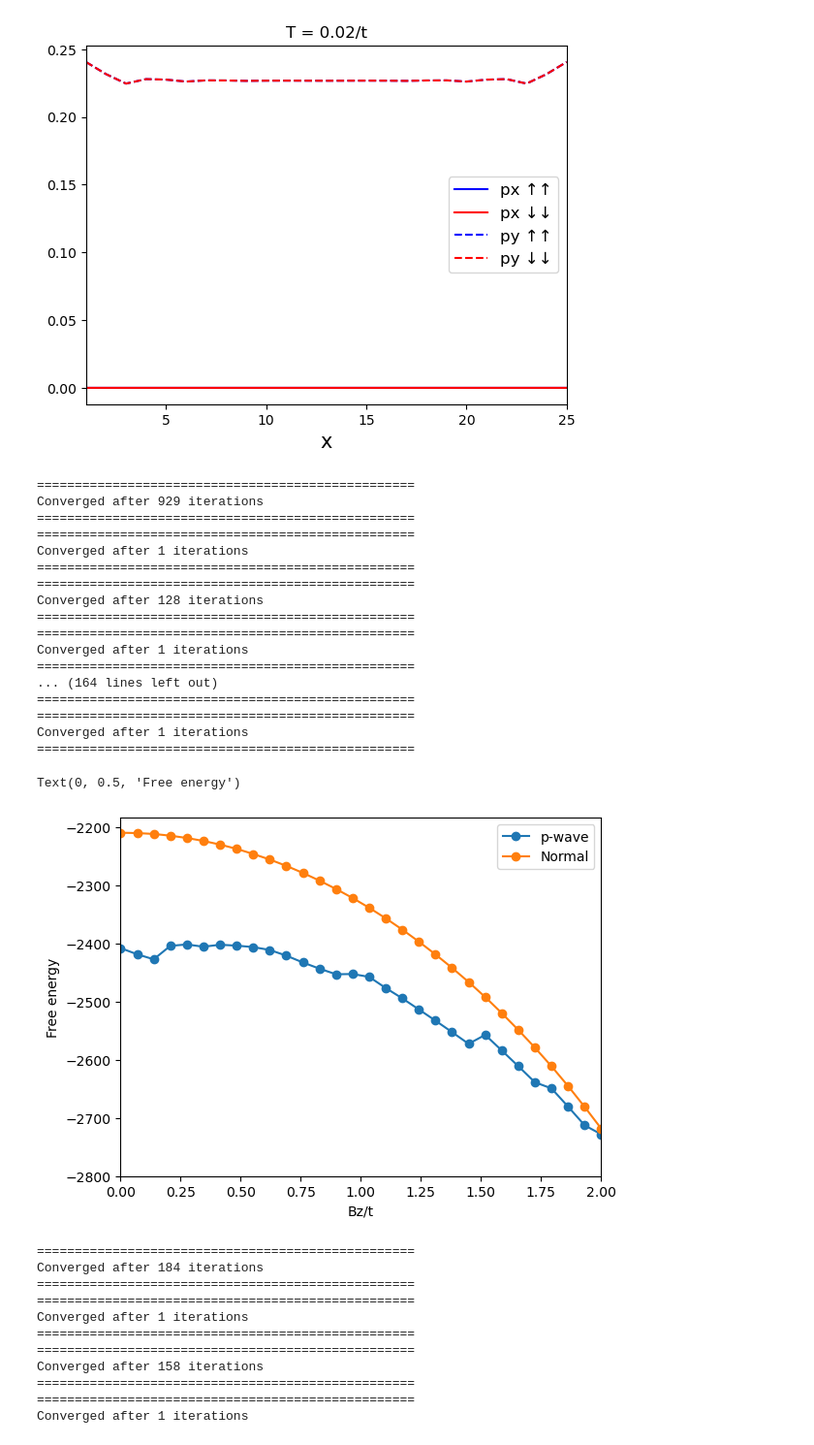
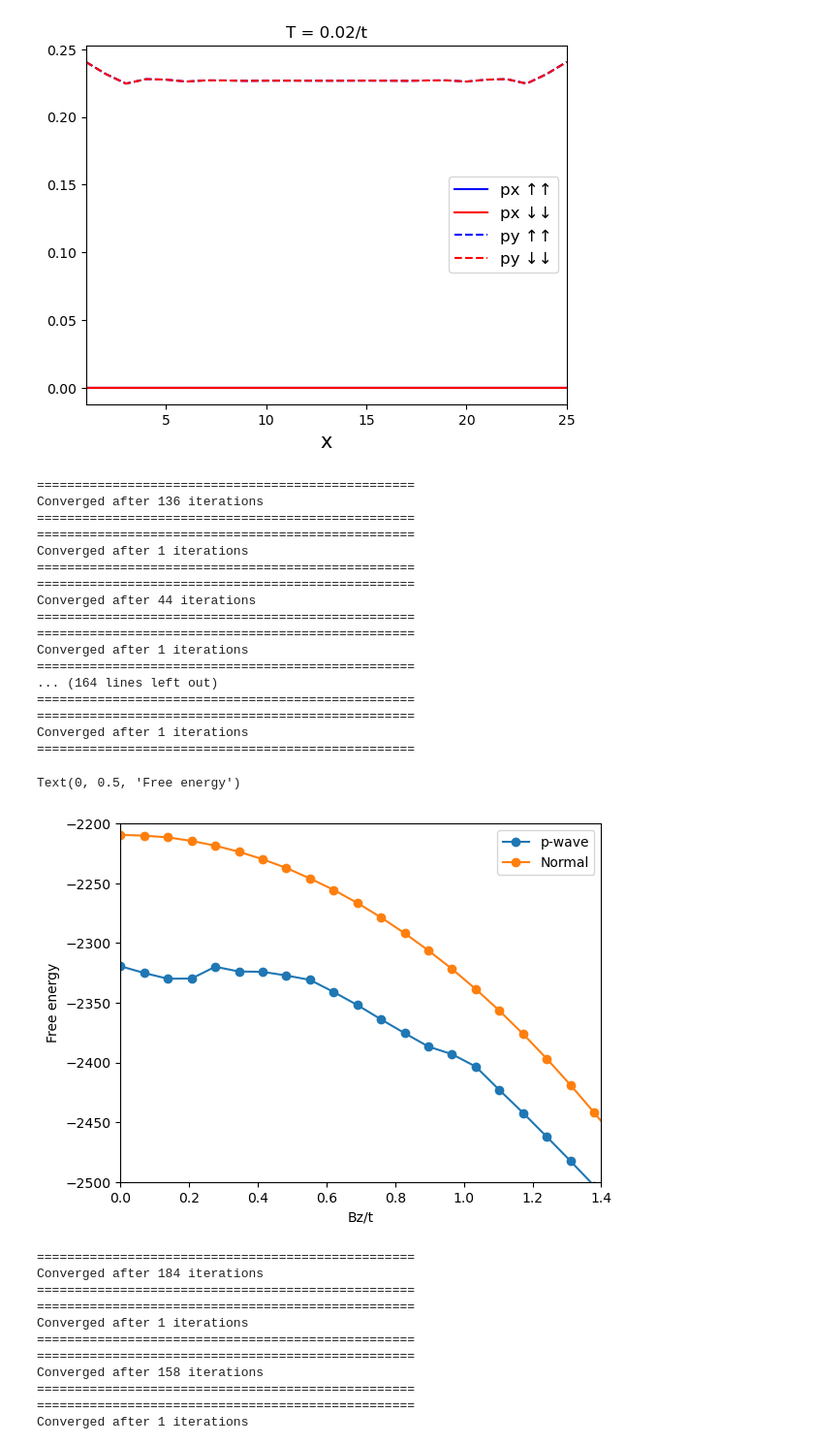
Before and after one commit to emilssp/master-thesis-codebase, a Jupyter notebook: notebooks/triplet_Bfield.ipynb, the cells around one changed output. Shown at 97% size. Drawn from its saved outputs; the diff is of its cells as text; code cells hidden in the pictures.

```diff
--- a/notebooks/triplet_Bfield.ipynb
+++ b/notebooks/triplet_Bfield.ipynb
@@ -142,20 +142,20 @@ for i, B in enumerate(Bz):
     H_normal = Hamiltonian(t, mu, lattice,
                            U=None, V_prime=None, V=None,
                            hz=hz)
-    F_swave, F_dwave, F_px, F_py = bdg_sc(H_pwave, rtol=0.01, atol=1e-6, maxiter=1000, verbose=False, temperature=T)
-    _, _, _, _ = bdg_sc(H_normal, rtol=0.01, atol=1e-6, maxiter=1000, verbose=False, temperature=T)
+    F_swave, F_dwave, F_px, F_py = bdg_sc(H_pwave, rtol=0.1, atol=1e-4, maxiter=1000, verbose=False, temperature=T)
+    _, _, _, _ = bdg_sc(H_normal, rtol=0.1, atol=1e-4, maxiter=1000, verbose=False, temperature=T)
 
     Free_narr[i] = H_normal.free
     Free_parr[i] = H_pwave.free
 # %% [output]
 ==================================================
-Converged after 929 iterations
+Converged after 136 iterations
 ==================================================
 ==================================================
 Converged after 1 iterations
 ==================================================
 ==================================================
-Converged after 128 iterations
+Converged after 44 iterations
 ==================================================
 ==================================================
 Converged after 1 iterations
@@ -168,14 +168,14 @@ Converged after 1 iterations
 # %%
 plt.plot(Bz, Free_parr, '-o', label="p-wave")
 plt.plot(Bz, Free_narr, '-o', label="Normal")
-plt.xlim(0, 2)
-plt.ylim(-2800, None)
+plt.xlim(0, 1.4)
+plt.ylim(-2500, -2200)
 plt.legend()
 plt.xlabel("Bz/t")
 plt.ylabel("Free energy")
 # %% [output]
 Text(0, 0.5, 'Free energy')
-[figure, old version]
+[figure, new version]
 # %%
 X, Y = 10, 50
 lattice = Lattice(X, Y)
```
Also changed, not shown: parts of 2 cells of this notebook, 1 other file.
